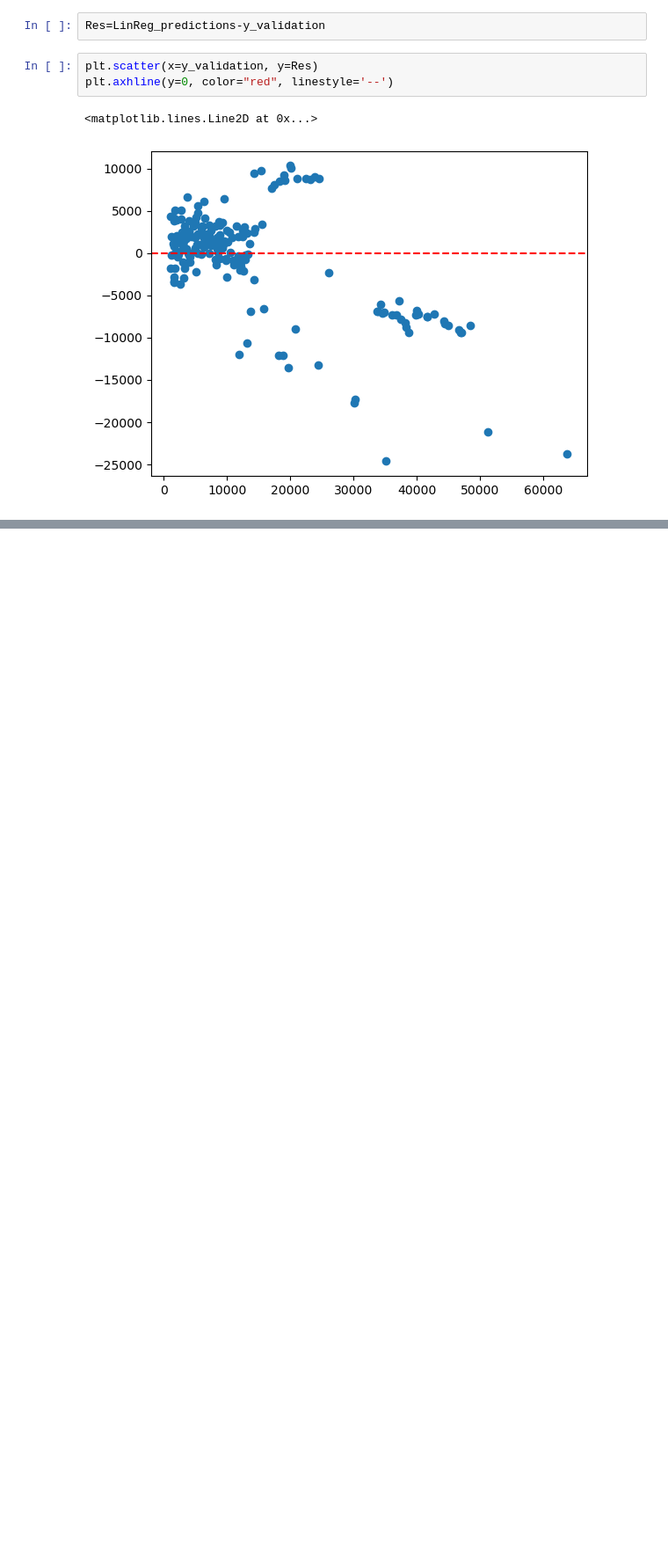
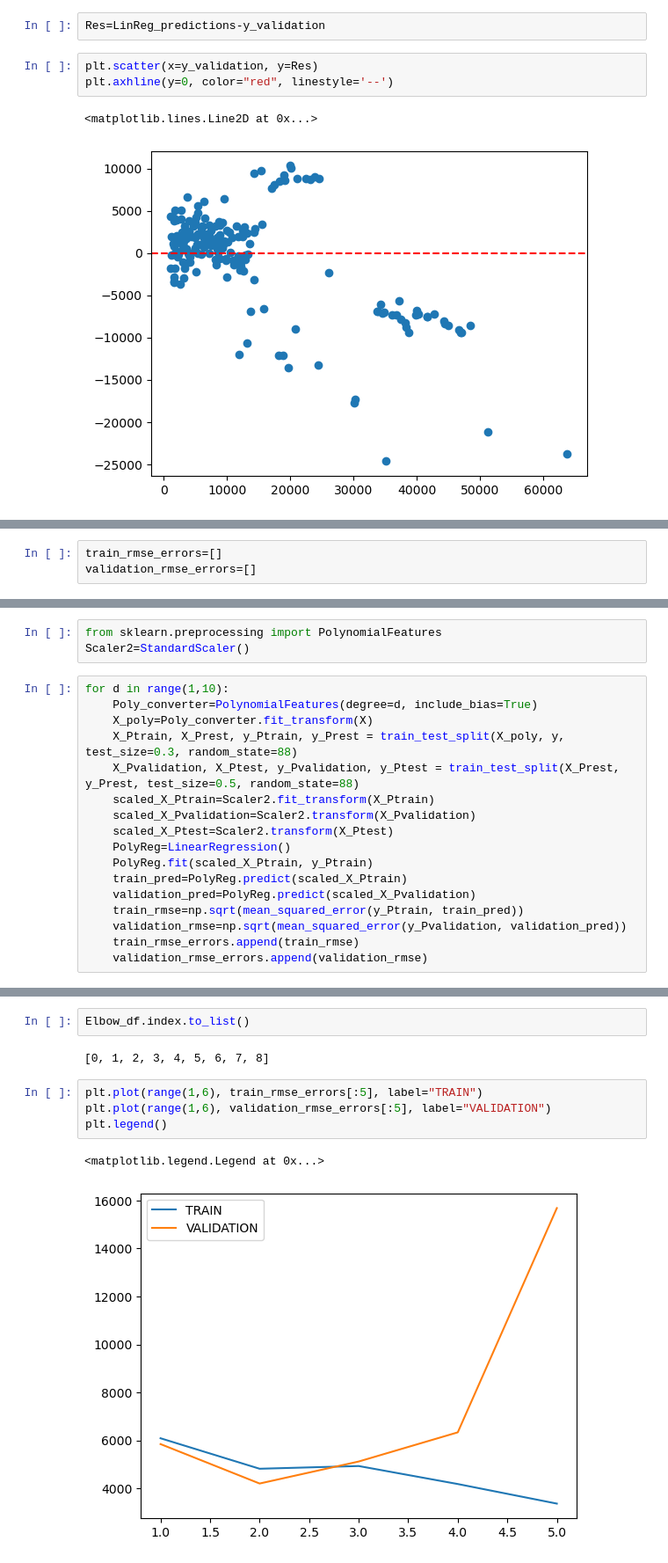
Before and after one commit to adamxszczepanski/SQL-and-ML-Projects, a Jupyter notebook: InsurancePrediction -1 ML model/Insurance prediction project ML.ipynb, the cells around one changed output, grey strips where cells are left out. Shown at 88% size. Drawn from its saved outputs; the diff is of its cells as text; blank space fills up the shorter version.

Commit message:
We got better Polynomial Regression model, degree=2

```diff
--- a/InsurancePrediction -1 ML model/Insurance prediction project ML.ipynb
+++ b/InsurancePrediction -1 ML model/Insurance prediction project ML.ipynb
@@ -514,0 +519,3 @@ plt.axhline(y=0, color="red", linestyle='--')
+# %%
+train_rmse_errors=[]
+validation_rmse_errors=[]
@@ -514,0 +524,20 @@ plt.axhline(y=0, color="red", linestyle='--')
+# %%
+from sklearn.preprocessing import PolynomialFeatures
+Scaler2=StandardScaler()
+# %%
+for d in range(1,10):
+    Poly_converter=PolynomialFeatures(degree=d, include_bias=True)
+    X_poly=Poly_converter.fit_transform(X)
+    X_Ptrain, X_Prest, y_Ptrain, y_Prest = train_test_split(X_poly, y, test_size=0.3, random_state=88)
+    X_Pvalidation, X_Ptest, y_Pvalidation, y_Ptest = train_test_split(X_Prest, y_Prest, test_size=0.5, random_state=88)
+    scaled_X_Ptrain=Scaler2.fit_transform(X_Ptrain)
+    scaled_X_Pvalidation=Scaler2.transform(X_Pvalidation)
+    scaled_X_Ptest=Scaler2.transform(X_Ptest)
+    PolyReg=LinearRegression()
+    PolyReg.fit(scaled_X_Ptrain, y_Ptrain)
+    train_pred=PolyReg.predict(scaled_X_Ptrain)
+    validation_pred=PolyReg.predict(scaled_X_Pvalidation)
+    train_rmse=np.sqrt(mean_squared_error(y_Ptrain, train_pred))
+    validation_rmse=np.sqrt(mean_squared_error(y_Pvalidation, validation_pred))
+    train_rmse_errors.append(train_rmse)
+    validation_rmse_errors.append(validation_rmse)
@@ -514,0 +599,11 @@ plt.axhline(y=0, color="red", linestyle='--')
+# %%
+Elbow_df.index.to_list()
+# %% [output]
+[0, 1, 2, 3, 4, 5, 6, 7, 8]
+# %%
+plt.plot(range(1,6), train_rmse_errors[:5], label="TRAIN")
+plt.plot(range(1,6), validation_rmse_errors[:5], label="VALIDATION")
+plt.legend()
+# %% [output]
+<matplotlib.legend.Legend at 0x...>
+[figure, added]
```
Also changed, not shown: parts of 20 cells of this notebook.
